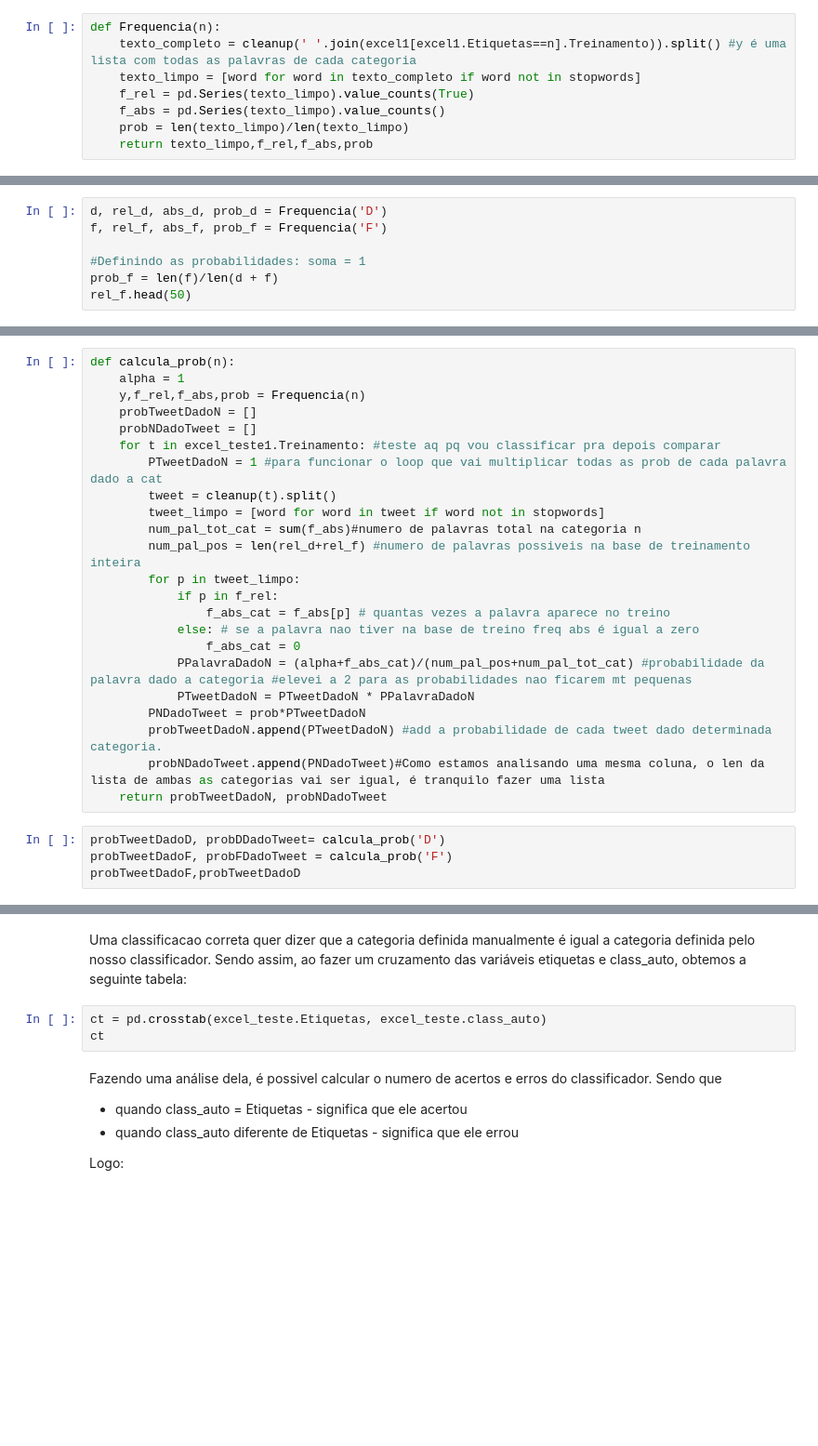
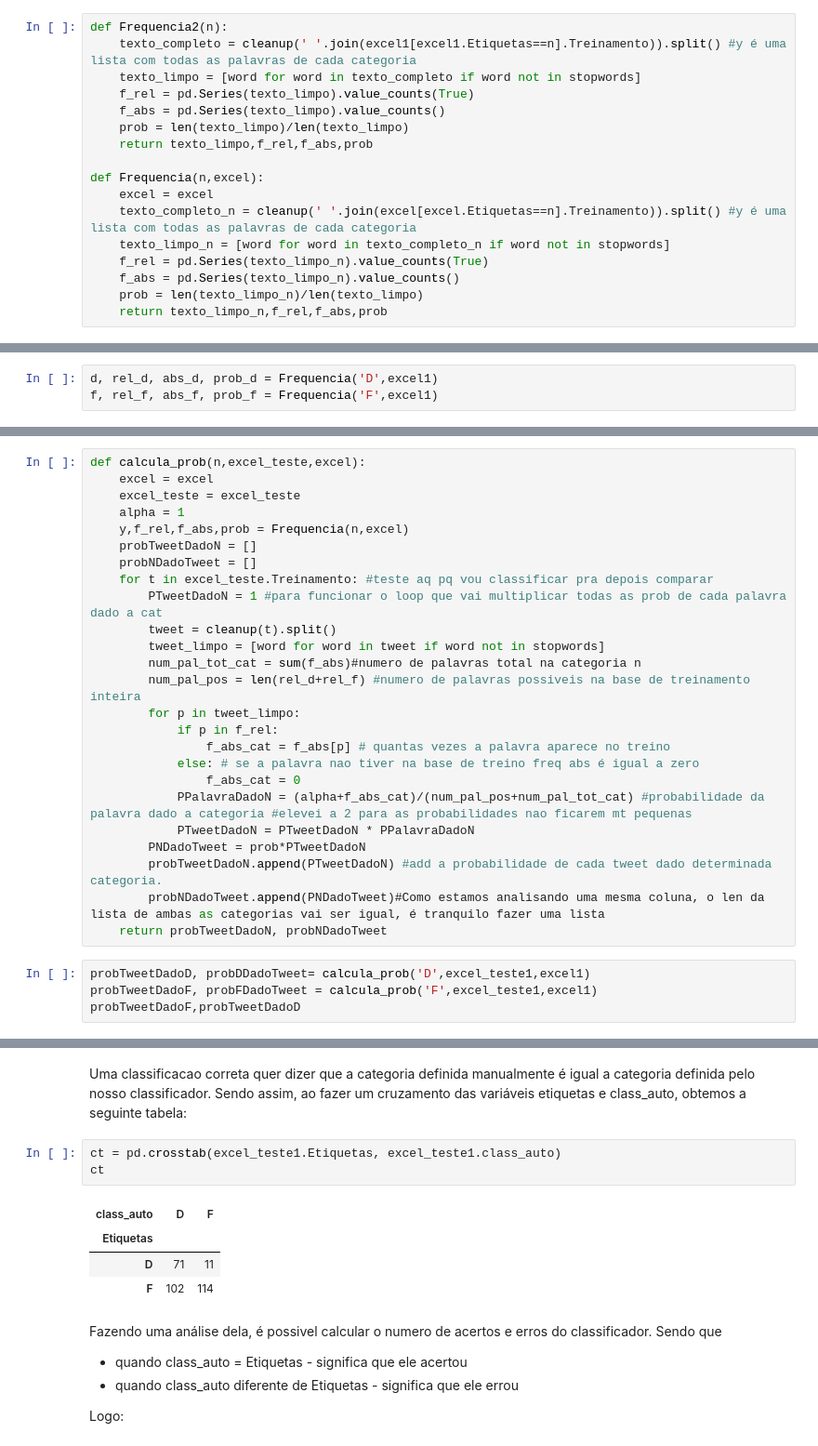
Before and after one commit to beatrizcf2/P1_Cdados_BW, a Jupyter notebook: Projeto 1 - Joker.ipynb, the cells around one changed output, grey strips where cells are left out. Shown at 93% size. Drawn from its saved outputs; the diff is of its cells as text; blank space fills up the shorter version.

Commit message:
bibliografia e class todas as cat

```diff
--- a/Projeto 1 - Joker.ipynb
+++ b/Projeto 1 - Joker.ipynb
@@ -288,13 +289,22 @@ Fazendo uma breve análise dos 15 termos mais frequentes, observa-se que alguns
 - /
 - @
 # %%
-def Frequencia(n):
+def Frequencia2(n):
     texto_completo = cleanup(' '.join(excel1[excel1.Etiquetas==n].Treinamento)).split() #y é uma lista com todas as palavras de cada categoria
     texto_limpo = [word for word in texto_completo if word not in stopwords]
     f_rel = pd.Series(texto_limpo).value_counts(True)
     f_abs = pd.Series(texto_limpo).value_counts()
     prob = len(texto_limpo)/len(texto_limpo)
     return texto_limpo,f_rel,f_abs,prob
+
+def Frequencia(n,excel):
+    excel = excel
+    texto_completo_n = cleanup(' '.join(excel[excel.Etiquetas==n].Treinamento)).split() #y é uma lista com todas as palavras de cada categoria
+    texto_limpo_n = [word for word in texto_completo_n if word not in stopwords]
+    f_rel = pd.Series(texto_limpo_n).value_counts(True)
+    f_abs = pd.Series(texto_limpo_n).value_counts()
+    prob = len(texto_limpo_n)/len(texto_limpo)
+    return texto_limpo_n,f_rel,f_abs,prob
 # %% [markdown]
 ### Definindo a probabilidade de cada uma das categorias
 # %%
@@ -333,9 +343,5 @@ ct1.to_frame()
 # %% [markdown]
 Aqui, ainda utilizando a funcao anterior que além de limpar a base, retorna as frequencias de cada uma das categorias, podemos definir as seguintes probabilidades:
 # %%
-d, rel_d, abs_d, prob_d = Frequencia('D')
-f, rel_f, abs_f, prob_f = Frequencia('F')
-
-#Definindo as probabilidades: soma = 1
-prob_f = len(f)/len(d + f)
-rel_f.head(50)
+d, rel_d, abs_d, prob_d = Frequencia('D',excel1)
+f, rel_f, abs_f, prob_f = Frequencia('F',excel1)
@@ -362,10 +352,12 @@ print('Número de palavras diferentes na base de treinamento inteira:', len(rel_
 # %%
-def calcula_prob(n):
+def calcula_prob(n,excel_teste,excel):
+    excel = excel
+    excel_teste = excel_teste
     alpha = 1
-    y,f_rel,f_abs,prob = Frequencia(n)
+    y,f_rel,f_abs,prob = Frequencia(n,excel)
     probTweetDadoN = []
     probNDadoTweet = []
-    for t in excel_teste1.Treinamento: #teste aq pq vou classificar pra depois comparar
+    for t in excel_teste.Treinamento: #teste aq pq vou classificar pra depois comparar
         PTweetDadoN = 1 #para funcionar o loop que vai multiplicar todas as prob de cada palavra dado a cat
         tweet = cleanup(t).split()
         tweet_limpo = [word for word in tweet if word not in stopwords]
@@ -383,8 +375,8 @@ def calcula_prob(n):
         probNDadoTweet.append(PNDadoTweet)#Como estamos analisando uma mesma coluna, o len da lista de ambas as categorias vai ser igual, é tranquilo fazer uma lista
     return probTweetDadoN, probNDadoTweet
 # %%
-probTweetDadoD, probDDadoTweet= calcula_prob('D')
-probTweetDadoF, probFDadoTweet = calcula_prob('F')
+probTweetDadoD, probDDadoTweet= calcula_prob('D',excel_teste1,excel1)
+probTweetDadoF, probFDadoTweet = calcula_prob('F',excel_teste1,excel1)
 probTweetDadoF,probTweetDadoD
 # %% [output]
 ([4.0322428095116864e-57,
@@ -439,8 +436,13 @@ ct1.to_frame()
 # %% [markdown]
  Uma classificacao correta quer dizer que a categoria definida manualmente é igual a categoria definida pelo nosso classificador. Sendo assim, ao fazer um cruzamento das variáveis etiquetas e class_auto, obtemos a seguinte tabela:
 # %%
-ct = pd.crosstab(excel_teste.Etiquetas, excel_teste.class_auto)
+ct = pd.crosstab(excel_teste1.Etiquetas, excel_teste1.class_auto)
 ct
+# %% [output]
+| class_auto | D | F |
+| Etiquetas |  |  |
+| D | 71 | 11 |
+| F | 102 | 114 |
 # %% [markdown]
 Fazendo uma análise dela, é possivel calcular o numero de acertos e erros do classificador. Sendo que
 - quando class_auto = Etiquetas - significa que ele acertou
```
Also changed, not shown: parts of 12 cells of this notebook, 1 other file.
